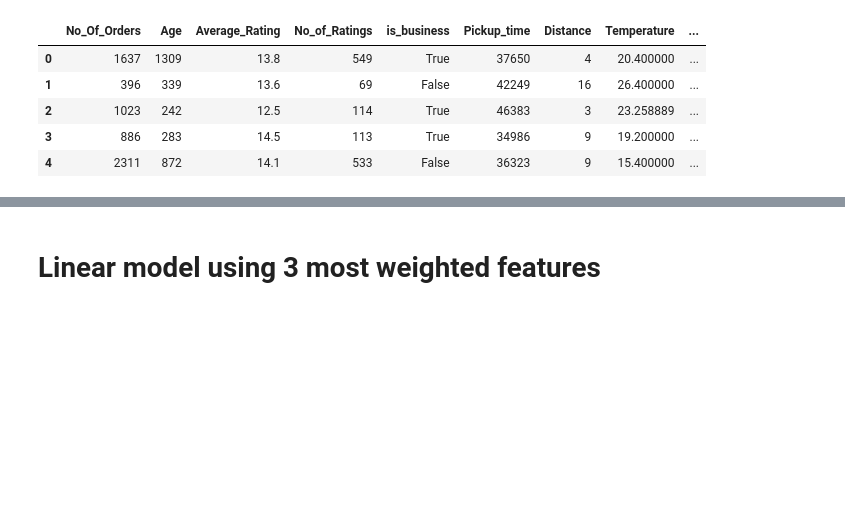
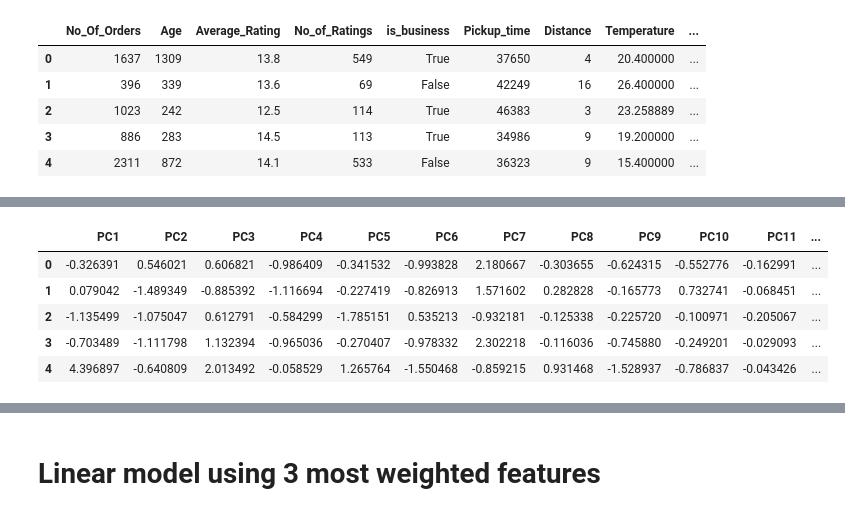
Before and after one commit to hughvd/sendy-logistics, a Jupyter notebook: modeling.ipynb, the cells around one changed output, grey strips where cells are left out. Saved outputs shown, nothing was run; the diff lists cells and outputs as text; code cells hidden in the pictures; blank space fills up the shorter version.

```diff
--- a/modeling.ipynb
+++ b/modeling.ipynb
@@ -217,0 +231,16 @@ X.head()
+# %%
+pca = PCA()
+scaled_df = pd.DataFrame(scaler.fit_transform(X), columns=X.columns)
+
+pc_scores = pca.fit_transform(scaled_df)
+PC_NUMBERS = np.arange(1, scaled_df.shape[1]+1)
+PC_LABELS = ['PC'+str(i) for i in PC_NUMBERS]
+pc_scores = pd.DataFrame(pc_scores, columns=PC_LABELS)
+pc_scores.head()
+# %% [output]
+|  | PC1 | PC2 | PC3 | PC4 | PC5 | PC6 | PC7 | PC8 | PC9 | PC10 | PC11 | ... |
+| 0 | -0.326391 | 0.546021 | 0.606821 | -0.986409 | -0.341532 | -0.993828 | 2.180667 | -0.303655 | -0.624315 | -0.552776 | -0.162991 | ... |
+| 1 | 0.079042 | -1.489349 | -0.885392 | -1.116694 | -0.227419 | -0.826913 | 1.571602 | 0.282828 | -0.165773 | 0.732741 | -0.068451 | ... |
+| 2 | -1.135499 | -1.075047 | 0.612791 | -0.584299 | -1.785151 | 0.535213 | -0.932181 | -0.125338 | -0.225720 | -0.100971 | -0.205067 | ... |
+| 3 | -0.703489 | -1.111798 | 1.132394 | -0.965036 | -0.270407 | -0.978332 | 2.302218 | -0.116036 | -0.745880 | -0.249201 | -0.029093 | ... |
+| 4 | 4.396897 | -0.640809 | 2.013492 | -0.058529 | 1.265764 | -1.550468 | -0.859215 | 0.931468 | -1.528937 | -0.786837 | -0.043426 | ... |
```
Also changed, not shown: parts of 16 cells of this notebook.
